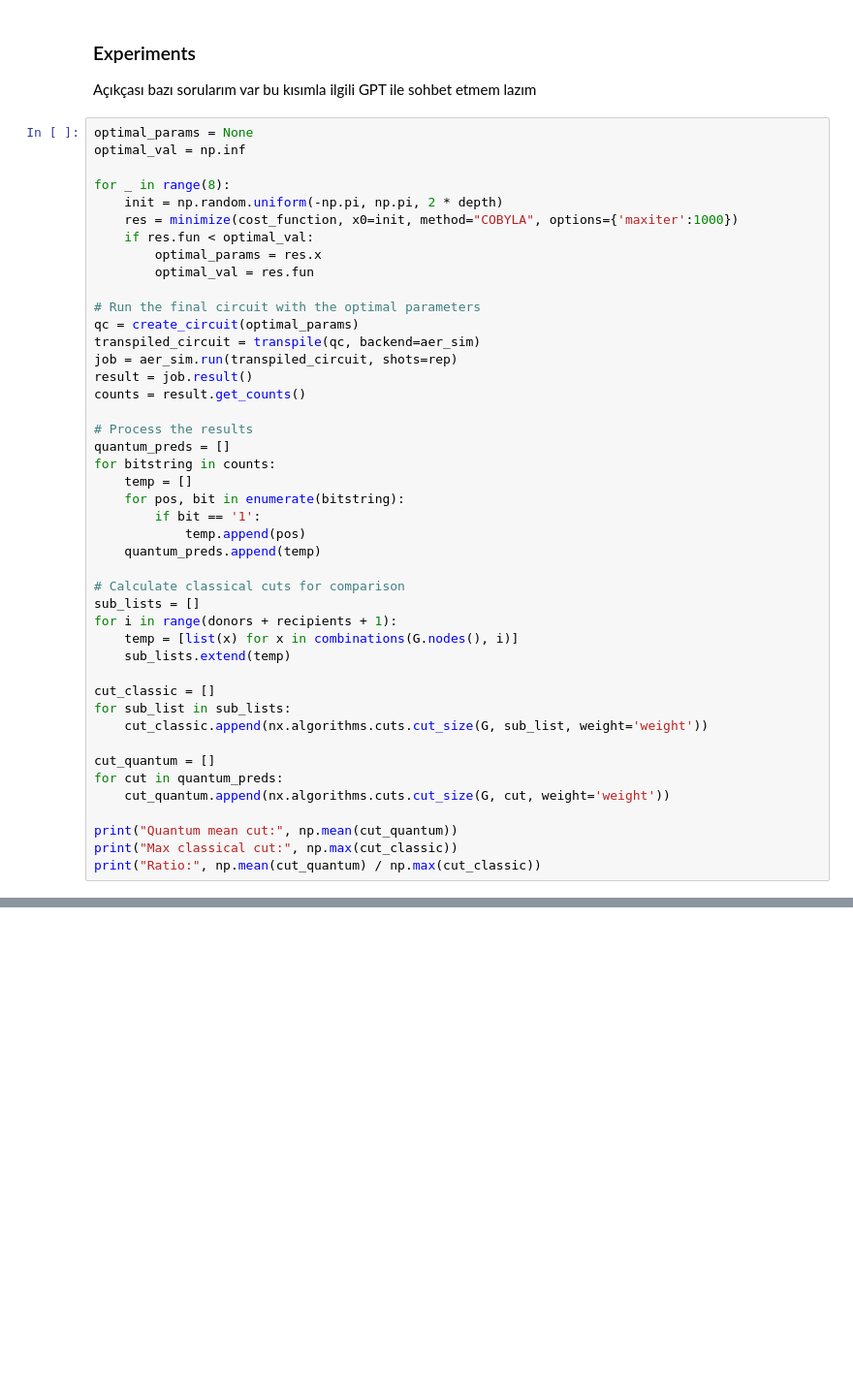
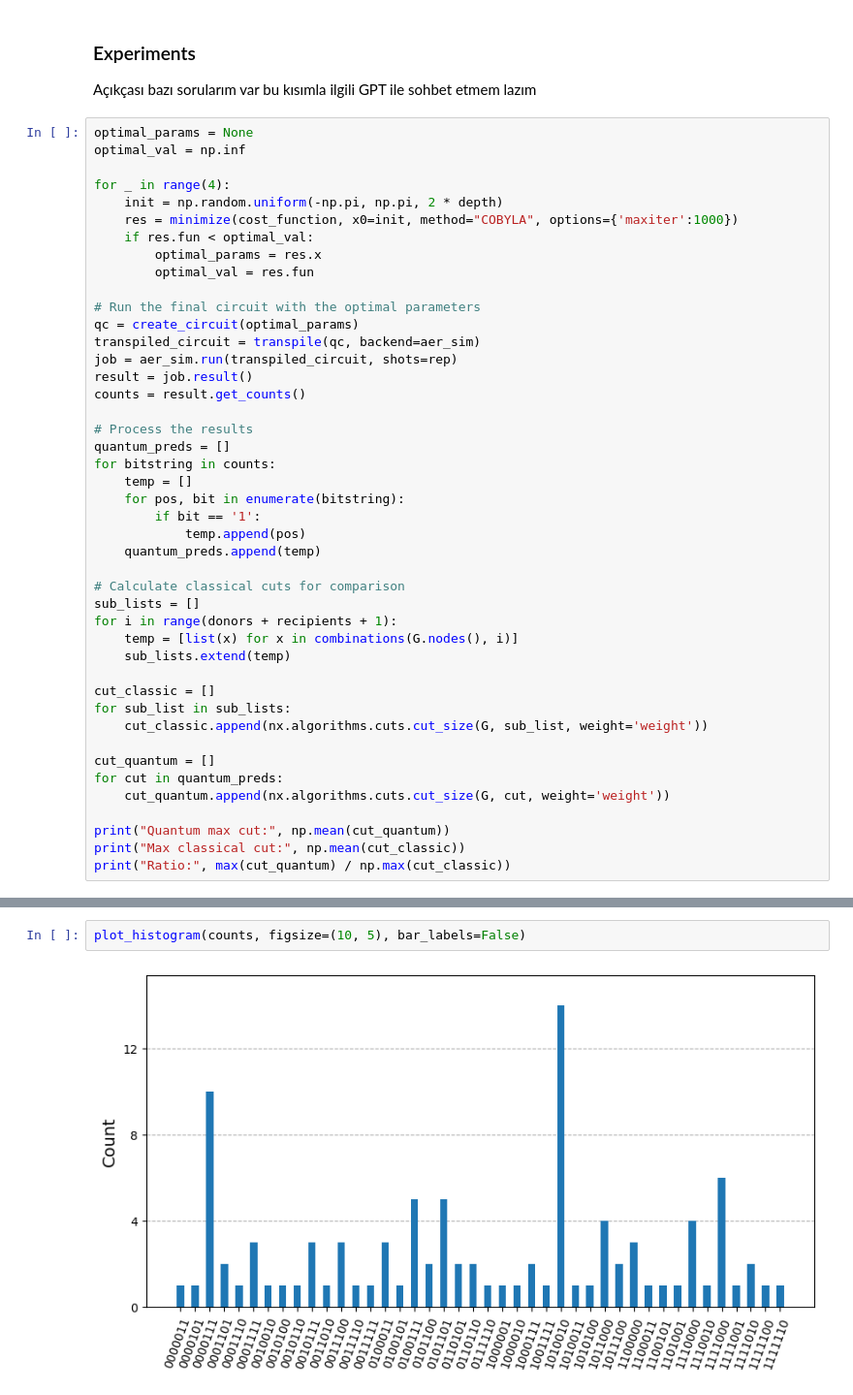
Before and after one commit to yagizdas/prototype, a Jupyter notebook: Template.ipynb, the cells around one changed output, grey strips where cells are left out. Shown at 97% size. Cells and saved outputs as stored; diff of their text form; blank space fills up the shorter version.

Commit message:
19.08.2024 gecesi son güncel hali, devre çizimi ekledim ve mean max karşılaştırmasına baktım

```diff
--- a/Template.ipynb
+++ b/Template.ipynb
@@ -232,7 +236,7 @@ Açıkçası bazı sorularım var bu kısımla ilgili GPT ile sohbet etmem lazı
 optimal_params = None
 optimal_val = np.inf
 
-for _ in range(8):
+for _ in range(4):
     init = np.random.uniform(-np.pi, np.pi, 2 * depth)
     res = minimize(cost_function, x0=init, method="COBYLA", options={'maxiter':1000})
     if res.fun < optimal_val:
@@ -269,7 +273,7 @@ cut_quantum = []
 for cut in quantum_preds:
     cut_quantum.append(nx.algorithms.cuts.cut_size(G, cut, weight='weight'))
 
-print("Quantum mean cut:", np.mean(cut_quantum))
-print("Max classical cut:", np.max(cut_classic))
-print("Ratio:", np.mean(cut_quantum) / np.max(cut_classic))
+print("Quantum max cut:", np.mean(cut_quantum))
+print("Max classical cut:", np.mean(cut_classic))
+print("Ratio:", max(cut_quantum) / np.max(cut_classic))
 # %% [output]
@@ -278,0 +295,4 @@ Ratio: 0.5666024924242529
+# %%
+plot_histogram(counts, figsize=(10, 5), bar_labels=False)
+# %% [output]
+[figure, added]
```
Also changed, not shown: parts of 10 cells of this notebook.
